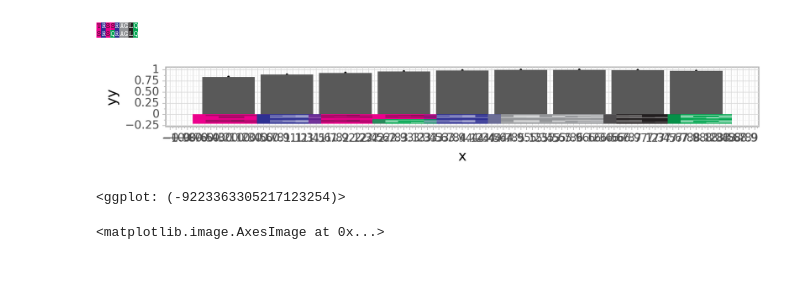
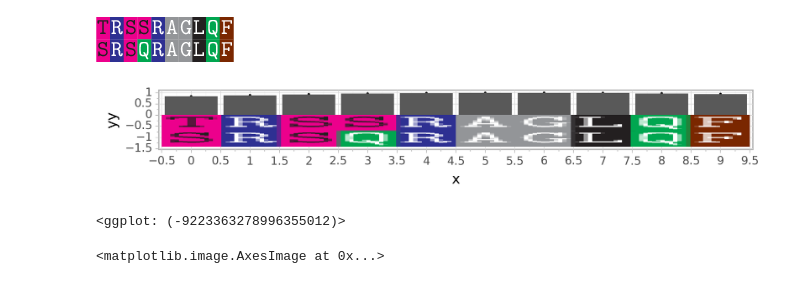
Before and after one commit to intbio/seqplot, a Jupyter notebook: devel.ipynb, the cells around one changed output. Drawn from its saved outputs; the diff is of its cells as text; code cells hidden in the pictures.

```diff
--- a/devel.ipynb
+++ b/devel.ipynb
@@ -24,22 +21,22 @@ xenopus_h2a_core=Seq('TRSSRAGLQFPVGRVHRLLRKGNYAE-RVGAGAPVYLAAVLEYLTAEILELAGNAARD
 msa=MultipleSeqAlignment([SeqRecord(xenopus_h2a_core,id='H2A',name='H2A'),SeqRecord(human_h2a_z_core,id='H2AZ',name='H2AZ')])
 # %%
 #Shade
-s=ipyshade.shadedmsa4plot(msa[:,0:9],density=50)
+s=ipyshade.shadedmsa4plot(msa[:,0:10],density=150,ruler=False)
 # %%
 s
 # %% [output]
-[figure, old version]
+[figure, new version]
 # %%
-df=pd.DataFrame({'x':np.arange(9),'yy':np.abs(np.sin(np.arange(10,19)/10.))})
+df=pd.DataFrame({'x':np.arange(10),'yy':np.abs(np.sin(np.arange(10,20)/10.))})
 # %%
 g=(ggplot(data=df,mapping=aes(x='x', y='yy'))
-+ geom_point(size=0.1)+geom_bar(stat='identity')+scale_x_continuous(breaks=np.arange(-1,11,0.1))
-+ geom_seq_x(seqimg=s.img,x=df.x,y=df.yy,aspect_ratio=0.1,ymin=0)
++ geom_point(size=0.1)+geom_bar(stat='identity')+scale_x_continuous(limits=(-0.5,9.5),expand=(0,0.05),breaks=np.arange(-0.5,10.0,0.5))
++ geom_seq_x(seqimg=s.img,xlim=(0,9),ylim=(0,1),aspect_ratio=0.1)
 + theme_light()+pn.theme(aspect_ratio=0.1,dpi=300,plot_margin=0))
 g
 # %% [output]
-[figure, old version]
+[figure, new version]
-<ggplot: (-9223363305217123254)>
+<ggplot: (-9223363278996355012)>
 # %%
 g.save('tmp/test.png')
 # %%
```
Also changed, not shown: parts of 1 cell of this notebook, 2 other files.
